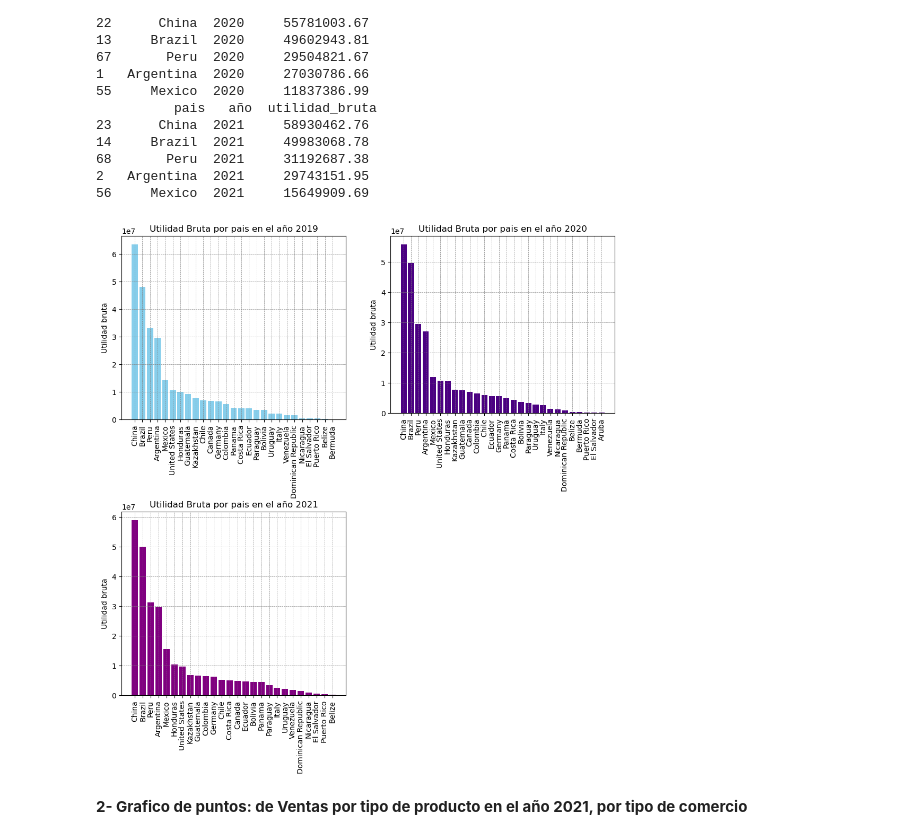
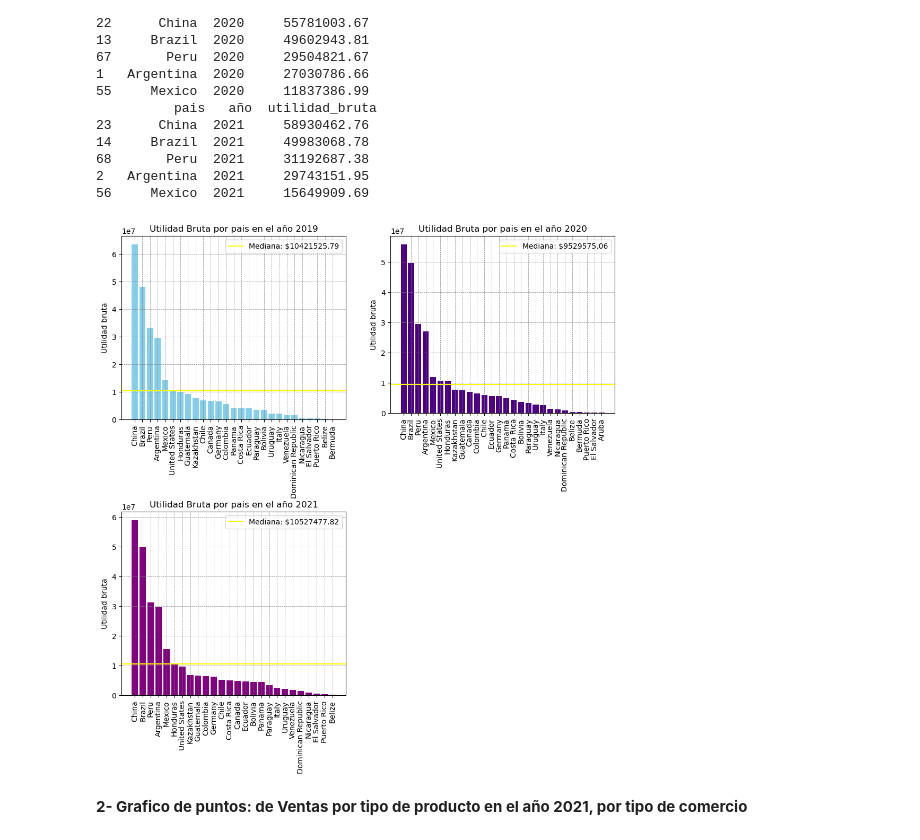
Before and after one commit to manuelpalomeque/ISPC--An-lisisDeDatos--DataBring, a Jupyter notebook: Proyecto Integrador - Analista de Datos - ISPC-Palomeque.ipynb, the cells around one changed output. Drawn from its saved outputs; the diff is of its cells as text; code cells hidden in the pictures.

```diff
--- a/Proyecto Integrador - Analista de Datos - ISPC-Palomeque.ipynb
+++ b/Proyecto Integrador - Analista de Datos - ISPC-Palomeque.ipynb
@@ -602,8 +602,13 @@ utilidadB2021 = utilidadBruta[utilidadBruta['año']== 2021]
 
 # Ordeno los valores para hace run grafico de parapeto:
 utilidadB2019 = utilidadB2019.sort_values(by='utilidad_bruta', ascending=False)
+media_utilidad_bruta2019 = utilidadB2019['utilidad_bruta'].mean().round(2)
+
 utilidadB2020 = utilidadB2020.sort_values(by='utilidad_bruta', ascending=False)
+media_utilidad_bruta2020= utilidadB2020['utilidad_bruta'].mean().round(2)
+
 utilidadB2021 = utilidadB2021.sort_values(by='utilidad_bruta', ascending=False)
+media_utilidad_bruta2021  = utilidadB2021['utilidad_bruta'].mean().round(2)
 
 #Verifivo la informacion de cada uno
 print(utilidadB2019.info(), utilidadB2020.info(), utilidadB2019.info())
@@ -651,34 +656,40 @@ print(utilidadB2019.head(),'\n', utilidadB2020.head(),'\n', utilidadB2021.head()
 # %%
 plt.figure(figsize=(12,180))
 plt.subplots_adjust(hspace=0.5)
 
 # 2019
 plt.subplot(27,2,1)
 plt.bar(utilidadB2019['pais'], utilidadB2019['utilidad_bruta'],color='skyblue')
+plt.axhline(y=media_utilidad_bruta2019, color='yellow', label=f'Mediana: ${media_utilidad_bruta2019}') #Media
 plt.ylabel('Utilidad bruta')
 plt.title('Utilidad Bruta por pais en el año 2019')
 plt.xticks(rotation=90)
 plt.grid(color = 'gray', linestyle = '--', linewidth = 0.5)
+plt.legend( loc= 'upper right')
 
 #2020
 plt.subplot(28,2,2)
 plt.bar(utilidadB2020['pais'], utilidadB2020['utilidad_bruta'], color='indigo')
+plt.axhline(y=media_utilidad_bruta2020, color='yellow', label=f'Mediana: ${media_utilidad_bruta2020}')#Media
 plt.ylabel('Utilidad bruta')
 plt.title('Utilidad Bruta por pais en el año 2020')
 plt.xticks(rotation=90)
 plt.grid(color = 'gray', linestyle = '--', linewidth = 0.5)
+plt.legend( loc= 'upper right')
 
 #2021
 plt.subplot(27,2,3)
 plt.bar(utilidadB2021['pais'], utilidadB2021['utilidad_bruta'], color='purple')
+plt.axhline(y=media_utilidad_bruta2021, color='yellow', label=f'Mediana: ${media_utilidad_bruta2021}')#Media
 plt.ylabel('Utilidad bruta')
 plt.title('Utilidad Bruta por pais en el año 2021')
 plt.xticks(rotation=90)
 plt.grid(color = 'gray', linestyle = '--', linewidth = 0.5)
+plt.legend( loc= 'upper right')
 
 plt.show()
 # %% [output]
-[figure, old version]
+[figure, new version]
 # %% [markdown]
 **2- Grafico de puntos: de Ventas por tipo de producto en el año 2021, por tipo de comercio**
 # %%
```
Also changed, not shown: parts of 3 cells of this notebook.
